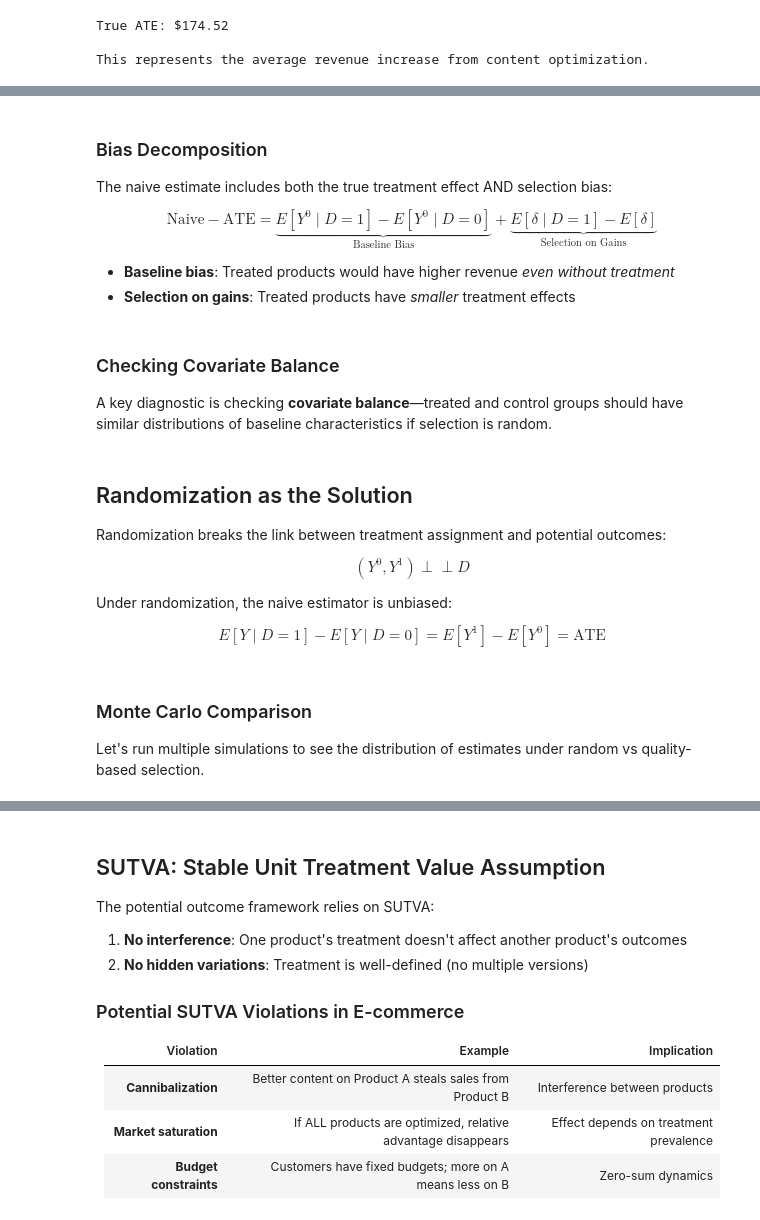
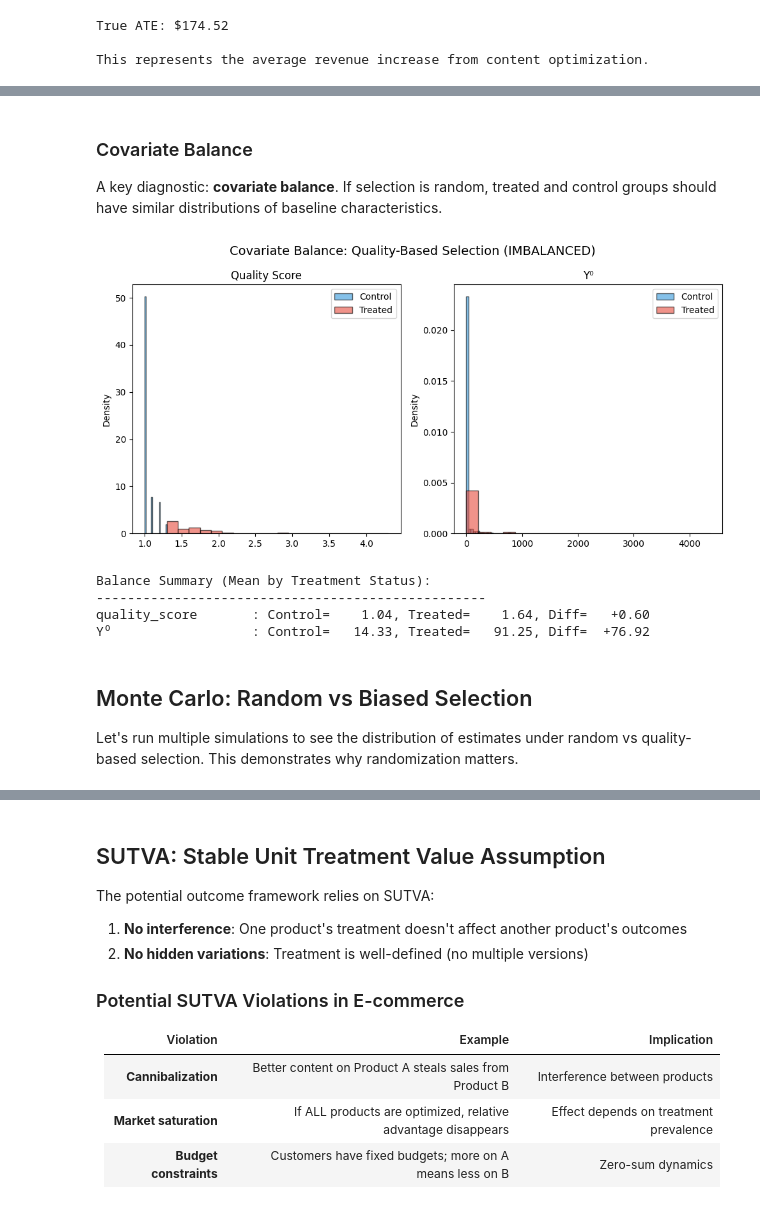
Before and after one commit to eisenhauerIO/courses-business-decisions, a Jupyter notebook: docs/source/measure-impact/01-potential-outcome-model/lecture.ipynb, the cells around one changed output, grey strips where cells are left out. Cells and saved outputs as stored; diff of their text form; code cells hidden in the pictures.

Commit message:
udpates to potential outcome lecture

```diff
--- a/docs/source/measure-impact/01-potential-outcome-model/lecture.ipynb
+++ b/docs/source/measure-impact/01-potential-outcome-model/lecture.ipynb
@@ -330,4 +335,12 @@ Now we are ready to add it to our simulation setup.
 # %%
-df["quality_score"] = generate_quality_score(df["Y_baseline"])
-df.head()
+# Add quality score based on baseline revenue (Y⁰)
+full_info_df["quality_score"] = generate_quality_score(full_info_df["Y⁰"])
+
+print(
+    f"Quality score range: {full_info_df['quality_score'].min():.1f} - {full_info_df['quality_score'].max():.1f}"
+)
+print(
+    f"Correlation(quality, Y⁰): {full_info_df['quality_score'].corr(full_info_df['Y⁰']):.2f}"
+)
+print("\nHigh quality products have higher baseline revenue.")
 # %% [output]
@@ -335,8 +351,15 @@ KeyError: 'Y_baseline'
 # %%
-print(
-    f"Quality score range: {df['quality_score'].min():.1f} - {df['quality_score'].max():.1f}"
+# Simulate quality-based selection: treat TOP 30% by quality
+n_treat = int(len(full_info_df) * 0.3)
+treated_ids = set(full_info_df.nlargest(n_treat, "quality_score")["product_identifier"])
+full_info_df["D_biased"] = (
+    full_info_df["product_identifier"].isin(treated_ids).astype(int)
 )
-print(f"Mean quality: {df['quality_score'].mean():.2f}")
-print(
-    f"Correlation(quality, revenue): {df['quality_score'].corr(df['Y_baseline']):.2f}"
+
+# Observed outcome under biased selection
+full_info_df["Y_biased"] = np.where(
+    full_info_df["D_biased"] == 1, full_info_df["Y¹"], full_info_df["Y⁰"]
 )
+
+print(f"Treatment selection: Top {n_treat} products by quality score")
+print(f"Treated products: {full_info_df['D_biased'].sum()}")
@@ -406,9 +435,0 @@ plot_outcome_by_treatment(
-# %% [markdown]
-### Bias Decomposition
-
-The naive estimate includes both the true treatment effect AND selection bias:
-
-$$\text{Naive} - \text{ATE} = \underbrace{E[Y^0 \mid D=1] - E[Y^0 \mid D=0]}_{\text{Baseline Bias}} + \underbrace{E[\delta \mid D=1] - E[\delta]}_{\text{Selection on Gains}}$$
-
-- **Baseline bias**: Treated products would have higher revenue *even without treatment*
-- **Selection on gains**: Treated products have *smaller* treatment effects
@@ -440,21 +436,21 @@ plot_bias_decomposition(
 # %% [markdown]
-### Checking Covariate Balance
+### Covariate Balance
 
-A key diagnostic is checking **covariate balance**—treated and control groups should have similar distributions of baseline characteristics if selection is random.
+A key diagnostic: **covariate balance**. If selection is random, treated and control groups should have similar distributions of baseline characteristics.
 # %%
 plot_balance_check(
-    df,
-    covariates=["quality_score", "Y_0"],
-    treatment_col="D",
+    full_info_df,
+    covariates=["quality_score", "Y⁰"],
+    treatment_col="D_biased",
     title="Covariate Balance: Quality-Based Selection (IMBALANCED)",
 )
+# %% [output]
+[figure, added]
+Balance Summary (Mean by Treatment Status):
+--------------------------------------------------
+quality_score       : Control=    1.04, Treated=    1.64, Diff=   +0.60
+Y⁰                  : Control=   14.33, Treated=   91.25, Diff=  +76.92
 # %% [markdown]
-## Randomization as the Solution
+## Monte Carlo: Random vs Biased Selection
 
-Randomization breaks the link between treatment assignment and potential outcomes:
-
-$$(Y^0, Y^1) \perp\!\!\!\perp D$$
-
-Under randomization, the naive estimator is unbiased:
-
-$$E[Y \mid D=1] - E[Y \mid D=0] = E[Y^1] - E[Y^0] = \text{ATE}$$
+Let's run multiple simulations to see the distribution of estimates under random vs quality-based selection. This demonstrates why randomization matters.
@@ -485,7 +457,3 @@ plot_balance_check(
-# %% [markdown]
-### Monte Carlo Comparison
-
-Let's run multiple simulations to see the distribution of estimates under random vs quality-based selection.
 # %%
 # Monte Carlo simulation
 n_simulations = 500
```
Also changed, not shown: parts of 26 cells of this notebook.
